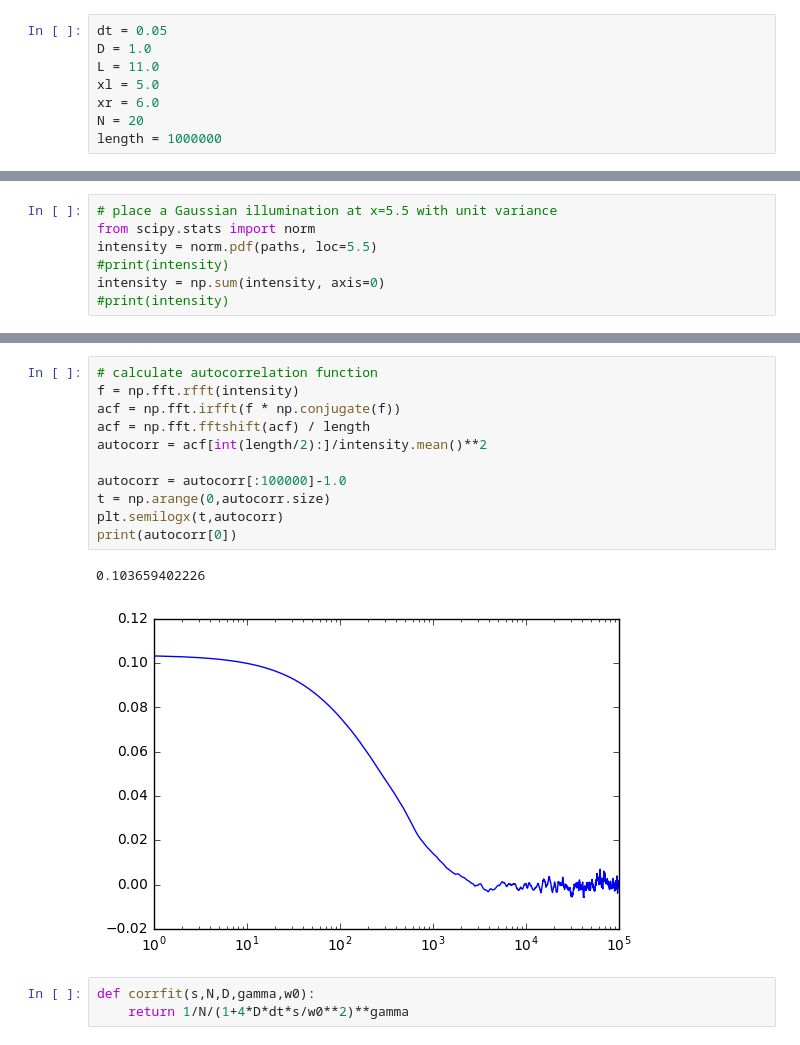
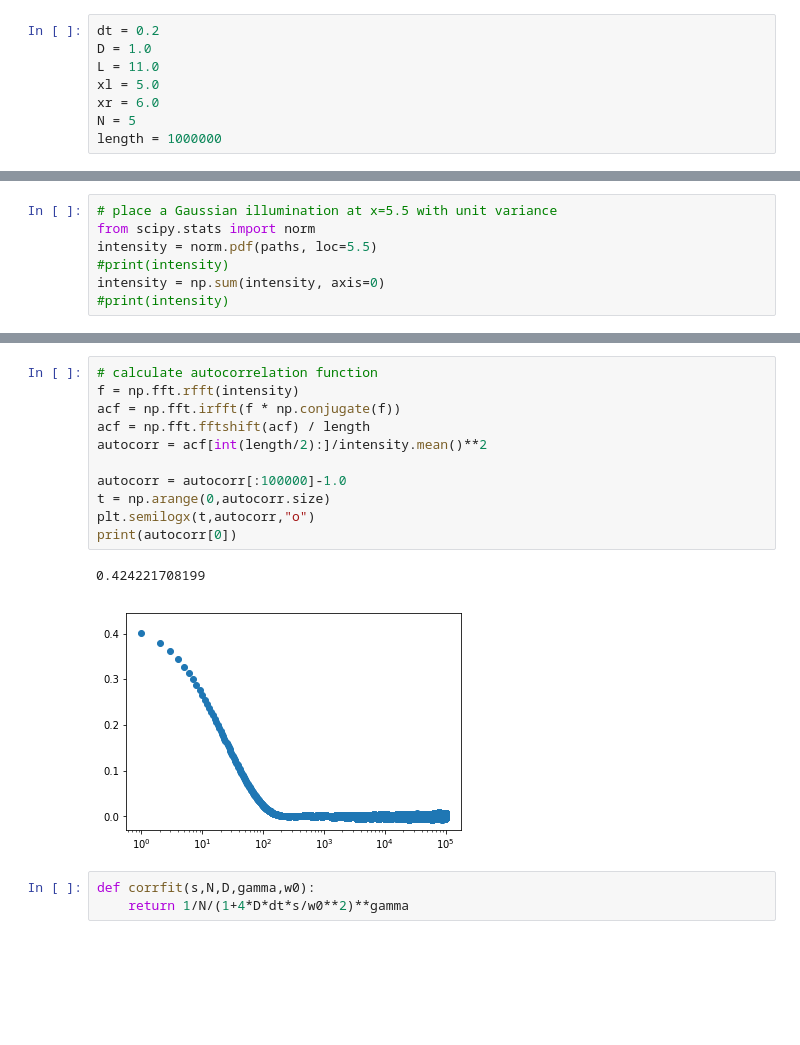
Before and after one commit to hstrey/FCS-simulations, a Jupyter notebook: Brownian simulation Gaussian beam.ipynb, the cells around one changed output, grey strips where cells are left out. Cells and saved outputs as stored; diff of their text form; blank space fills up the shorter version.

```diff
--- a/Brownian simulation Gaussian beam.ipynb
+++ b/Brownian simulation Gaussian beam.ipynb
@@ -4,12 +4,12 @@ import numpy as np
 import matplotlib.pyplot as plt
 import lmfit as lm
 # %%
-dt = 0.05
+dt = 0.2
 D = 1.0
 L = 11.0
 xl = 5.0
 xr = 6.0
-N = 20
+N = 5
 length = 1000000
 # %%
 # generate steps for all particles
@@ -43,17 +43,17 @@ plt.plot(intensity)
 # %%
 # calculate autocorrelation function
 f = np.fft.rfft(intensity)
 acf = np.fft.irfft(f * np.conjugate(f))
 acf = np.fft.fftshift(acf) / length
 autocorr = acf[int(length/2):]/intensity.mean()**2
 
 autocorr = autocorr[:100000]-1.0
 t = np.arange(0,autocorr.size)
-plt.semilogx(t,autocorr)
+plt.semilogx(t,autocorr,"o")
 print(autocorr[0])
 # %% [output]
-0.103659402226
+0.424221708199
-[figure, old version]
+[figure, new version]
 # %%
 def corrfit(s,N,D,gamma,w0):
     return 1/N/(1+4*D*dt*s/w0**2)**gamma
```
Also changed, not shown: parts of 4 cells of this notebook.
